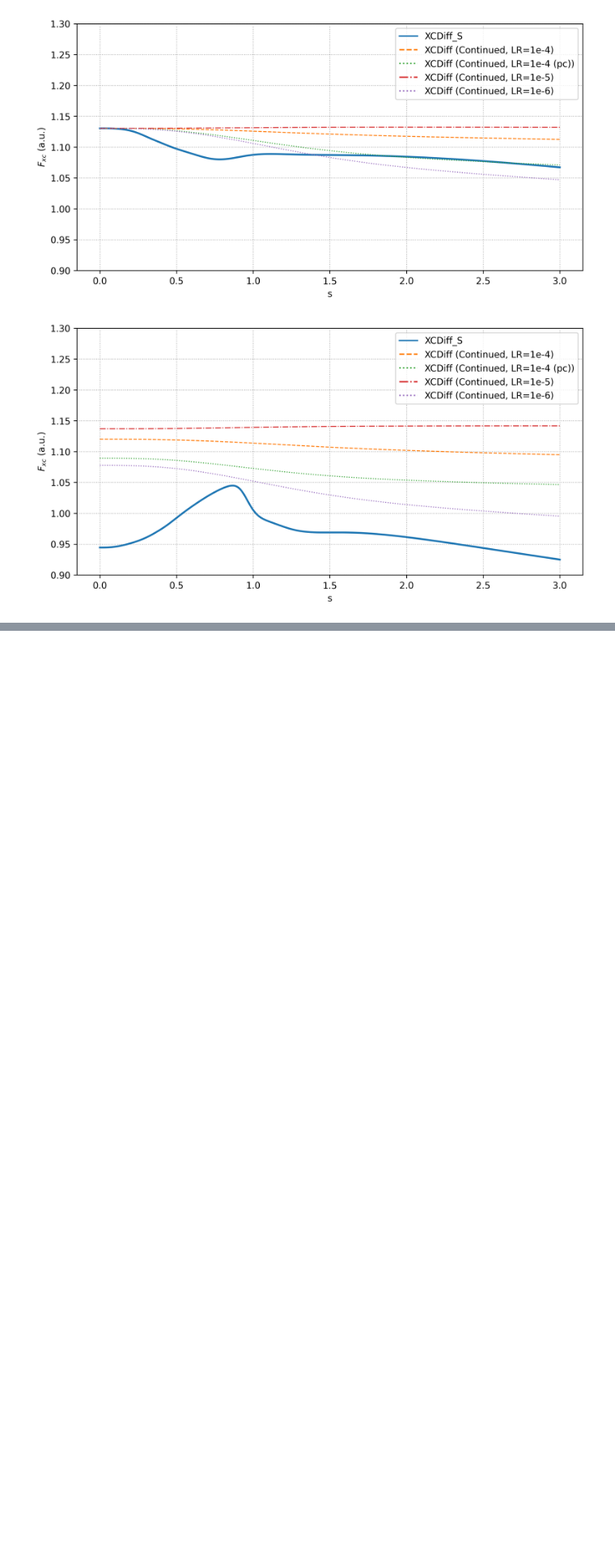
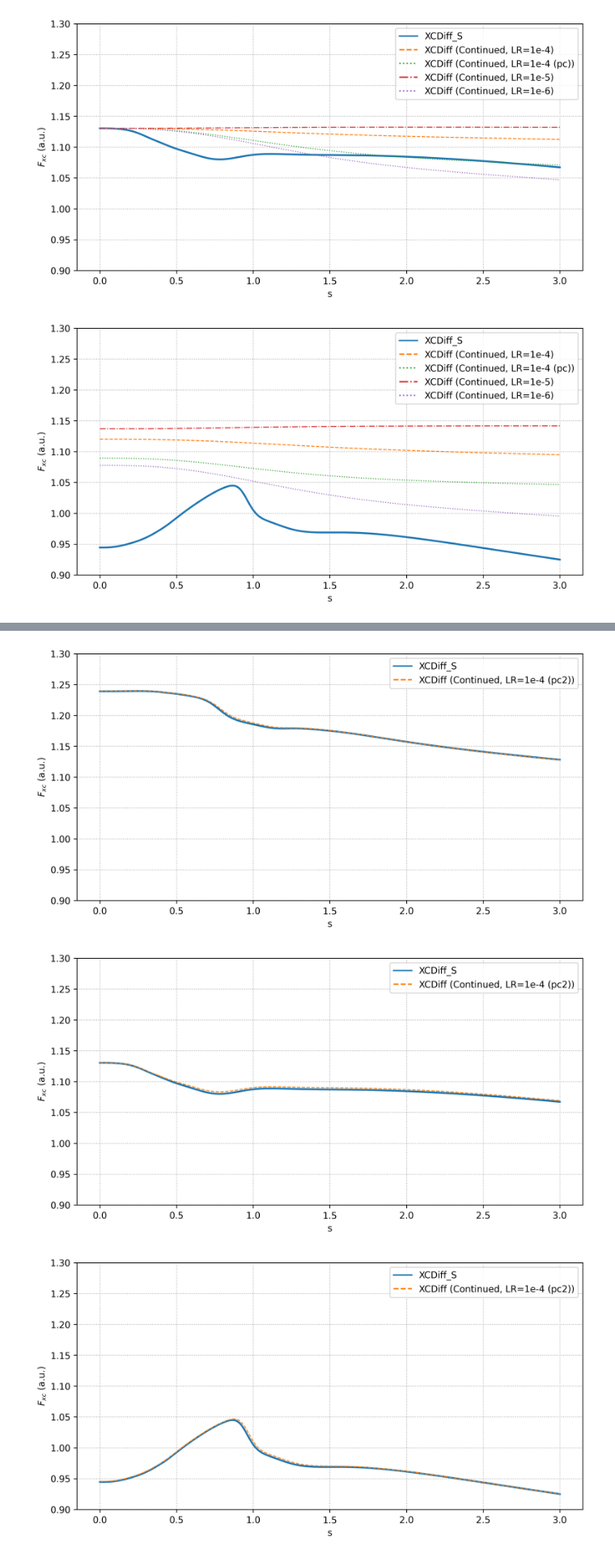
Before and after one commit to alecpwills/dpyscfl, a Jupyter notebook: notebooks/plot_enhancement_general.ipynb, the cells around one changed output, grey strips where cells are left out. Shown at 81% size. Drawn from its saved outputs; the diff is of its cells as text; code cells hidden in the pictures; blank space fills up the shorter version.

```diff
--- a/notebooks/plot_enhancement_general.ipynb
+++ b/notebooks/plot_enhancement_general.ipynb
@@ -323,0 +326,42 @@ grid(ls=':')
+# %%
+figsize(10,5)
+
+figure(dpi=300)
+modelroot = '/home/awills/Documents/Research/swxcd/eval'
+xcdsd = '/home/awills/Documents/Research/swxcd/train/xcdiffsym'
+xcd = torch.jit.load(os.path.join(modelroot, 'xcdiff/MODEL_MGGA/xc'))
+xcd4pc2 = torch.load(os.path.join(xcdsd, 'lr1en4_pc2', 'xc'))
+
+only = None
+ylims=(0.9, 1.3)
+dct = {"XCDiff_S": xcd,
+        #"XCDiff (Continued, LR=1e-4)":xcd4.xc,
+        #"XCDiff (Continued, LR=1e-4 (pc))":xcd4pc.xc,
+        "XCDiff (Continued, LR=1e-4 (pc2))":xcd4pc2.xc,
+      #"XCDiff (Continued, LR=1e-5)":xcd5.xc,
+      #"XCDiff (Continued, LR=1e-6)":xcd6.xc,
+      #"XCDiff (Continued, LR=1e-7)":xcd7.xc,
+      #"XCDiff (Continued, LR=1e-8)":xcd8.xc,
+      }
+
+plot_fxc(dct, s_range=[0, 3], rs=[1], alpha_range=[0], only=only)
+ylim(ylims)
+# legend([])
+grid(ls=':')
+# savefig('Fxc_mgga_alpha0.pdf',bbox_inches='tight')
+figure(dpi=300)
+plot_fxc(dct, s_range=[0, 3], rs=[1], alpha_range=[1], only=only)
+ylim(ylims)
+# legend([])
+grid(ls=':')
+# savefig('Fxc_mgga_alpha1.pdf',bbox_inches='tight')
+figure(dpi=300)
+plot_fxc(dct, s_range=[0, 3], rs=[1], alpha_range=[10], only=only)
+ylim(ylims)
+# legend([])
+grid(ls=':')
+# savefig('Fxc_mgga_alpha10.pdf',bbox_inches='tight')
+# %% [output]
+[figure, added]
+[figure, added]
+[figure, added]
```
Also changed, not shown: parts of 1 cell of this notebook, 47 other files.
